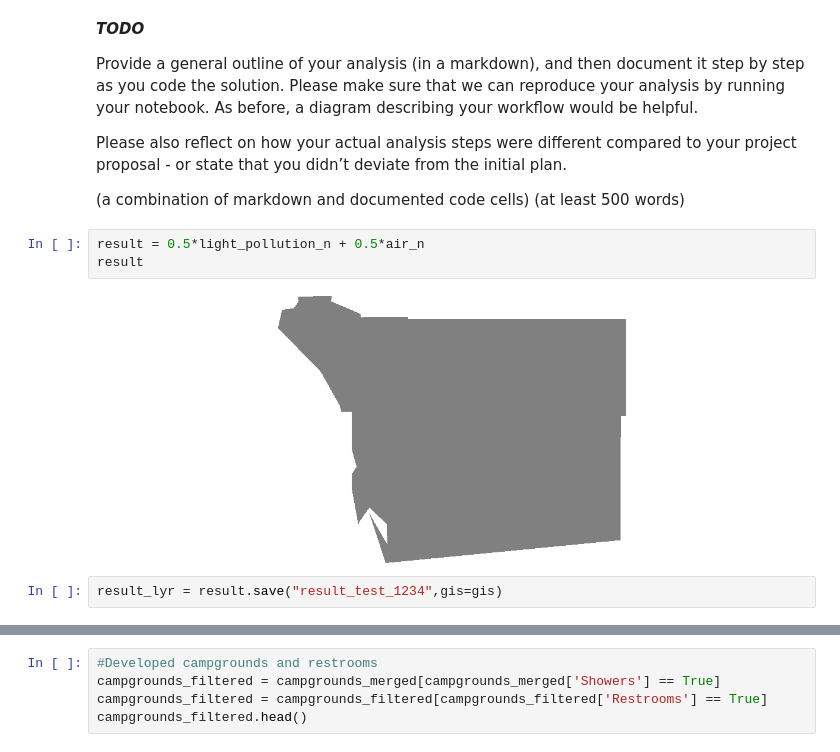
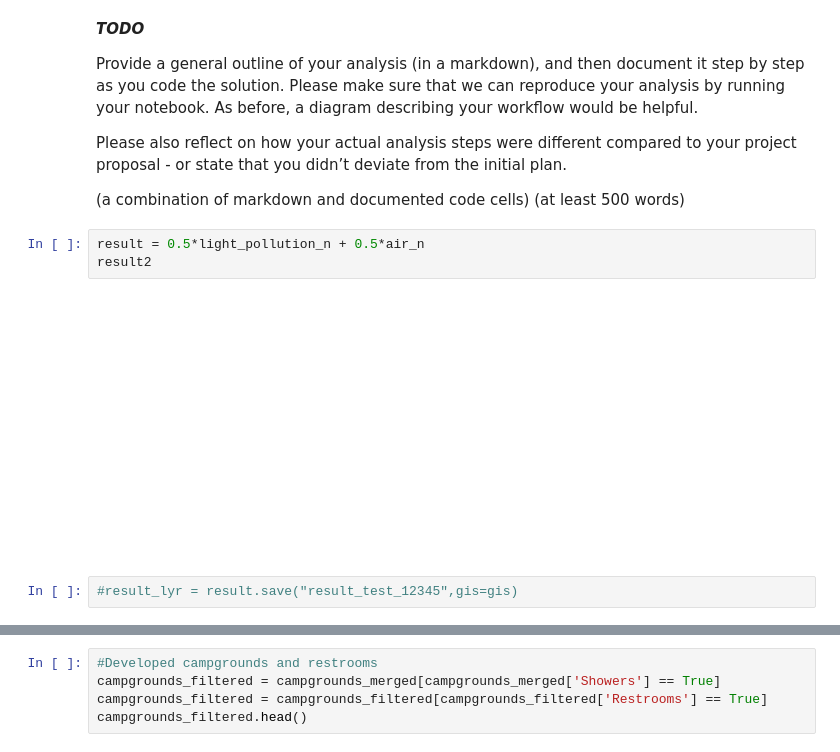
Before and after one commit to e2wang/dsc170_camping, a Jupyter notebook: DSC170_FinalProject.ipynb, the cells around one changed output, grey strips where cells are left out. Cells and saved outputs as stored; diff of their text form.

```diff
--- a/DSC170_FinalProject.ipynb
+++ b/DSC170_FinalProject.ipynb
@@ -457,11 +468,11 @@ proposal - or state that you didn’t deviate from the initial plan.
 (at least 500 words)
 # %%
 result = 0.5*light_pollution_n + 0.5*air_n
-result
+result2
 # %% [output]
-[figure, old version]
+[figure, new version]
 # %%
-result_lyr = result.save("result_test_1234",gis=gis)
+#result_lyr = result.save("result_test_12345",gis=gis)
 # %%
 result_lyr.layers[0].properties
 # %% [output]
```
Also changed, not shown: parts of 24 cells of this notebook.
